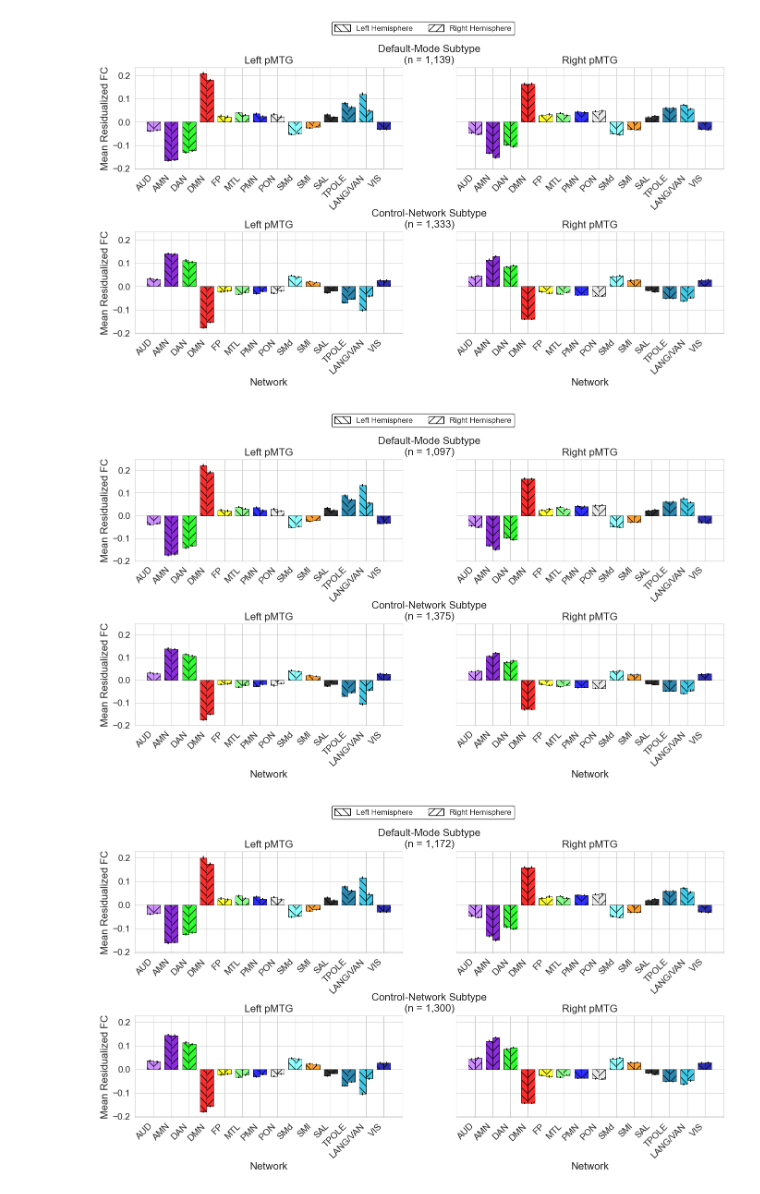
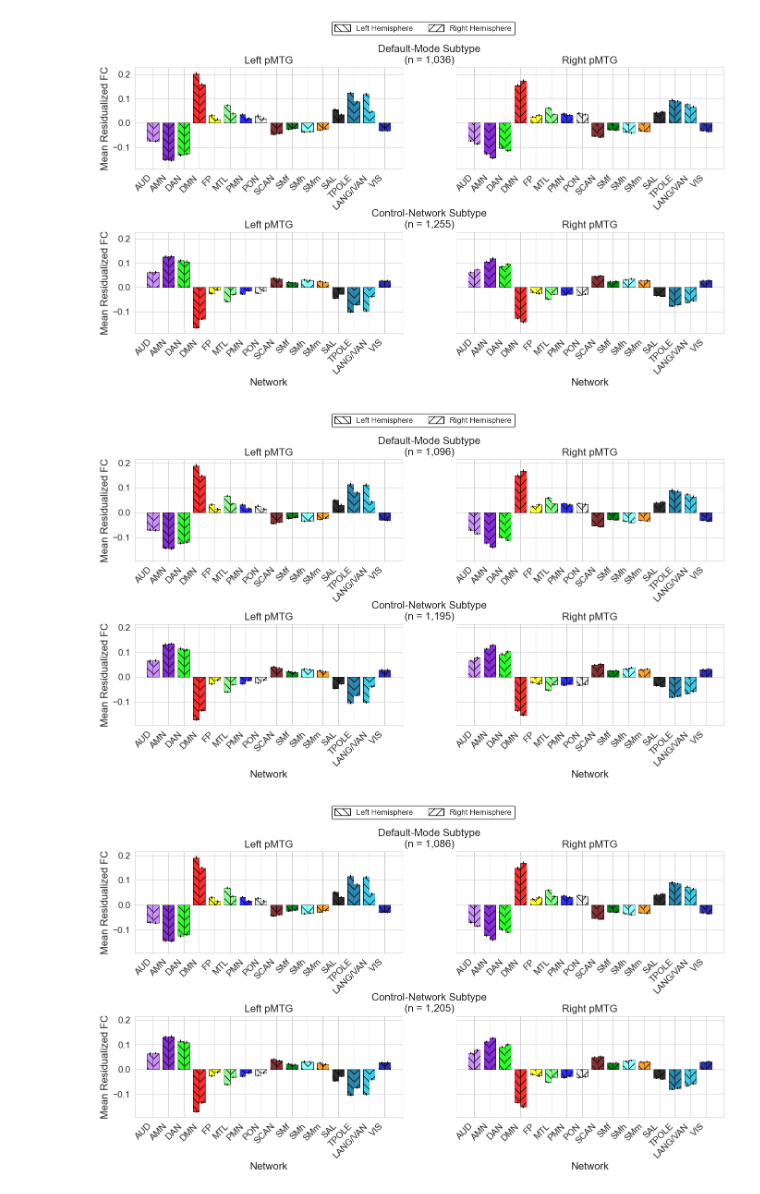
Before and after one commit to Greene-Lab/pMTG, a Jupyter notebook: figures.ipynb, the cells around one changed output. Drawn from its saved outputs; the diff is of its cells as text; code cells hidden in the pictures.

Commit message:
Need to review the figures notebook still but pushing so that I can access while on a trip

```diff
--- a/figures.ipynb
+++ b/figures.ipynb
@@ -250,6 +250,12 @@ def plot_label_for(base_net, net_hemi):
         b = "SMd"
     if b == "SML":
         b = "SMl"
+    if b == "SMH":
+        b = "SMh"
+    if b == "SMM":
+        b = "SMm"
+    if b == "SMF":
+        b = "SMf"
     if b == "TPOLE":
         b = "TPOLE"
 
@@ -271,6 +277,12 @@ def x_tick_label_for(base_net):
         return "SMd"
     if b == "SML":
         return "SMl"
+    if b == "SMH":
+        return "SMh"
+    if b == "SMM":
+        return "SMm"
+    if b == "SMF":
+        return "SMf"
     if b == "TPOLE":
         return "TPOLE"
     return b
@@ -292,7 +304,11 @@ def bar_plot(df, comm_col):
         'SAL': '#2e2e2e',
         'SMd': '#8fffff',
         'SMl': '#ffa12e',
-        'VIS': '#2e2eb3'
+        'VIS': '#2e2eb3',
+        'SMh': '#8fffff',
+        'SMm': '#ffa12e',
+        'SMf': '#008611',
+        'SCAN': '#863235'
     }
 
     network_cols = [c for c in df.columns if c.endswith('_fz_resid') and 'full' not in c]
@@ -463,15 +479,15 @@ def bar_plot(df, comm_col):
 
     plt.show()
 # %%
-df = pd.read_csv('/Users/emk/Documents/Documents - Ron Weasley V/Research/Verbal-Ability/Final/midb61_meanFC_clusters_2026-04-28_11-07.csv')
+df = pd.read_csv('/Users/emk/Documents/Documents - Ron Weasley V/Research/Verbal-Ability/Final/fullnetworks_meanFC_clusters_with_inr_residualization_2026-09-17_14-56.csv')
 bar_plot(df, 'kmeans_2_consensus')
 # %% [output]
-[figure, old version]
+[figure, new version]
 # %%
 bar_plot(df, 'louvain_consensus')
 # %% [output]
-[figure, old version]
+[figure, new version]
 # %%
 bar_plot(df,'infomap_community_2')
 # %% [output]
-[figure, old version]
+[figure, new version]
```
Also changed, not shown: parts of 3 cells of this notebook, 1 other file.
